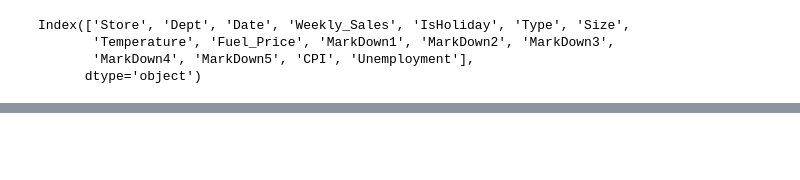
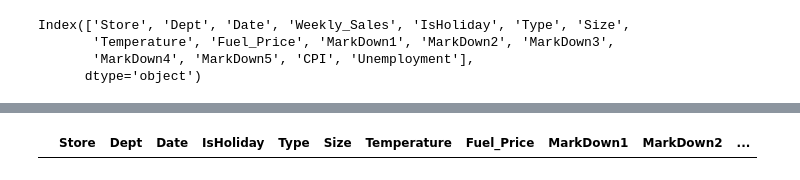
Before and after one commit to Hemanthk408/store-dataset, a Jupyter notebook: store_sales_data.ipynb, the cells around one changed output, grey strips where cells are left out. Saved outputs shown, nothing was run; the diff lists cells and outputs as text; code cells hidden in the pictures; blank space fills up the shorter version.

```diff
--- a/store_sales_data.ipynb
+++ b/store_sales_data.ipynb
@@ -146,0 +284,6 @@ final["Week"]= final["Date"].dt.isocalendar().week
+# %%
+ssf.drop(ssf.loc[ssf["Weekly_Sales"]==0].index,inplace=True)
+# %%
+ssf[ssf["Weekly_Sales"]==0].drop("Weekly_Sales",axis=1)
+# %% [output]
+|  | Store | Dept | Date | IsHoliday | Type | Size | Temperature | Fuel_Price | MarkDown1 | MarkDown2 | ... |
```
Also changed, not shown: parts of 32 cells of this notebook.
